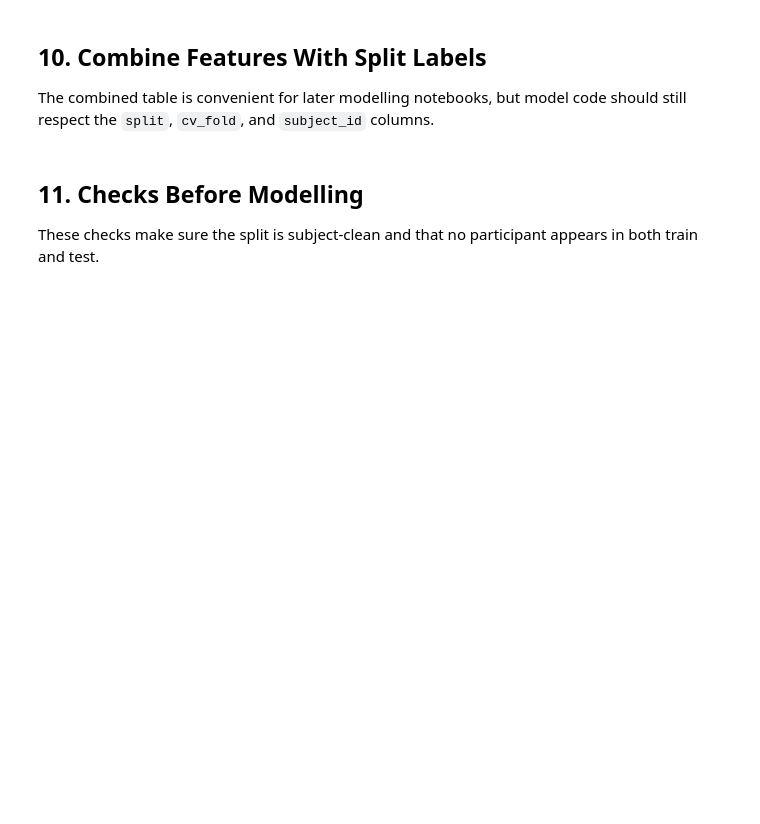
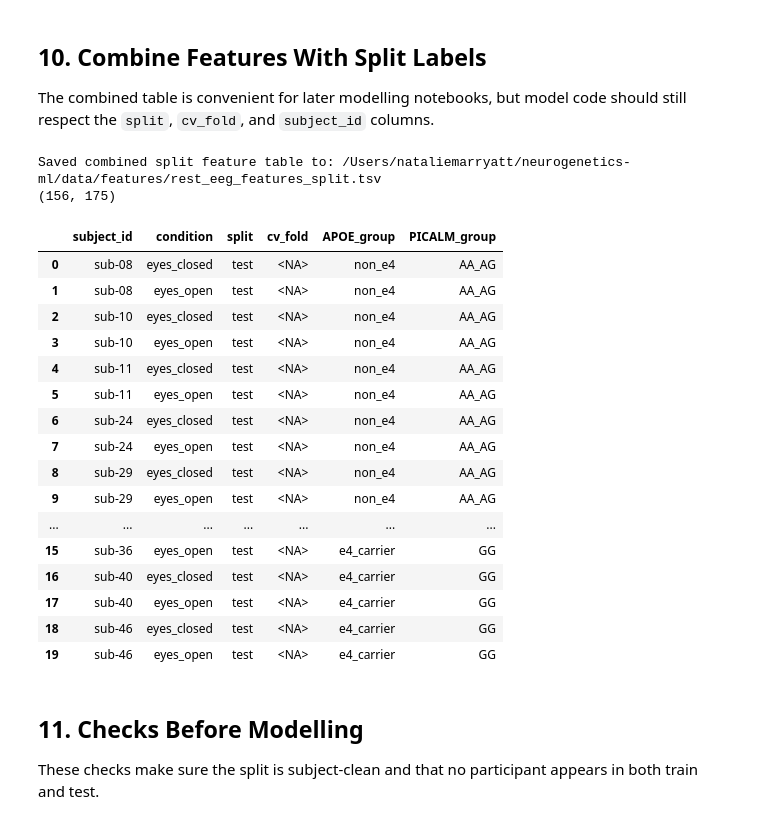
Before and after one commit to nmarryatt/neurogenetics-ml, a Jupyter notebook: notebooks/05_Batch_Feature_Extraction.ipynb, the cells around one changed output. Cells and saved outputs as stored; diff of their text form; code cells hidden in the pictures; blank space fills up the shorter version.

```diff
--- a/notebooks/05_Batch_Feature_Extraction.ipynb
+++ b/notebooks/05_Batch_Feature_Extraction.ipynb
@@ -259,27 +397,49 @@ else:
 The combined table is convenient for later modelling notebooks, but model code should still respect the `split`, `cv_fold`, and `subject_id` columns.
 # %%
 features = pd.concat([train_features, test_features], ignore_index=True)
+features = features.drop_duplicates(["subject_id", "condition"], keep="last")
 
 if microstate_features_path.exists():
     microstate_features = pd.read_csv(microstate_features_path, sep="\t")
+    microstate_features = microstate_features.drop_duplicates(["subject_id", "condition"], keep="last")
     features = features.merge(
         microstate_features,
         on=["subject_id", "condition"],
         how="left",
         suffixes=("", "_microstate"),
     )
 
 features = features.merge(
     split_subjects[["subject_id", "split", "cv_fold", "APOE_group", "PICALM_group", "APOE_risk_dosage", "PICALM_risk_dosage", "age", "sex", "education"]],
     on="subject_id",
     how="left",
 )
 features = features.sort_values(["split", "subject_id", "condition"]).reset_index(drop=True)
 features.to_csv(all_features_path, sep="\t", index=False)
 
 print(f"Saved combined split feature table to: {all_features_path}")
 print(features.shape)
 display(features[["subject_id", "condition", "split", "cv_fold", "APOE_group", "PICALM_group"]].head(20))
+# %% [output]
+Saved combined split feature table to: /Users/nataliemarryatt/neurogenetics-ml/data/features/rest_eeg_features_split.tsv
+(156, 175)
+|  | subject_id | condition | split | cv_fold | APOE_group | PICALM_group |
+| 0 | sub-08 | eyes_closed | test | <NA> | non_e4 | AA_AG |
+| 1 | sub-08 | eyes_open | test | <NA> | non_e4 | AA_AG |
+| 2 | sub-10 | eyes_closed | test | <NA> | non_e4 | AA_AG |
+| 3 | sub-10 | eyes_open | test | <NA> | non_e4 | AA_AG |
+| 4 | sub-11 | eyes_closed | test | <NA> | non_e4 | AA_AG |
+| 5 | sub-11 | eyes_open | test | <NA> | non_e4 | AA_AG |
+| 6 | sub-24 | eyes_closed | test | <NA> | non_e4 | AA_AG |
+| 7 | sub-24 | eyes_open | test | <NA> | non_e4 | AA_AG |
+| 8 | sub-29 | eyes_closed | test | <NA> | non_e4 | AA_AG |
+| 9 | sub-29 | eyes_open | test | <NA> | non_e4 | AA_AG |
+| ... | ... | ... | ... | ... | ... | ... |
+| 15 | sub-36 | eyes_open | test | <NA> | e4_carrier | GG |
+| 16 | sub-40 | eyes_closed | test | <NA> | e4_carrier | GG |
+| 17 | sub-40 | eyes_open | test | <NA> | e4_carrier | GG |
+| 18 | sub-46 | eyes_closed | test | <NA> | e4_carrier | GG |
+| 19 | sub-46 | eyes_open | test | <NA> | e4_carrier | GG |
 # %% [markdown]
 ## 11. Checks Before Modelling
 
```
Also changed, not shown: parts of 11 cells of this notebook, 1 other file.
